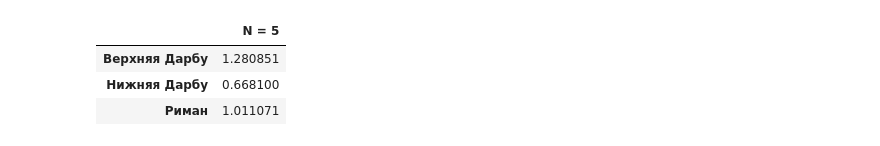
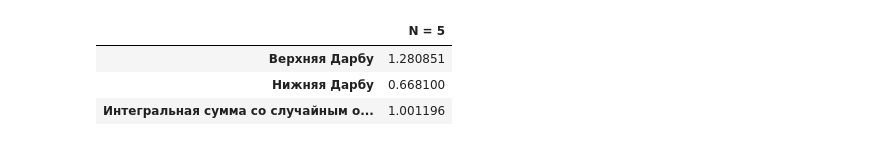
Before and after one commit to cre6qzmc/lab1calculus, a Jupyter notebook: lab1shchennikova.ipynb, the cells around one changed output. Cells and saved outputs as stored; diff of their text form; code cells hidden in the pictures.

```diff
--- a/lab1shchennikova.ipynb
+++ b/lab1shchennikova.ipynb
@@ -55,11 +55,11 @@ plt.show()
 # %%
-df = pd.DataFrame(data=[U_sum,L_sum,R_sum],index=["Верхняя Дарбу","Нижняя Дарбу","Риман"],columns = ['N = {}'.format(N)])
+df = pd.DataFrame(data=[U_sum,L_sum,R_sum],index=["Верхняя Дарбу","Нижняя Дарбу","Интегральная сумма со случайным оснащением"],columns = ['N = {}'.format(N)])
 df
 # %% [output]
 |  | N = 5 |
 | Верхняя Дарбу | 1.280851 |
 | Нижняя Дарбу | 0.668100 |
-| Риман | 1.011071 |
+| Интегральная сумма со случайным о... | 1.001196 |
 # %%
 f = lambda x: np.sin(2 * x) # задаём массив значений функции
 a = 0; b = pi/2; N = 10 # начальная, конечная точки, кол-во разбиений
```
Also changed, not shown: parts of 5 cells of this notebook.
